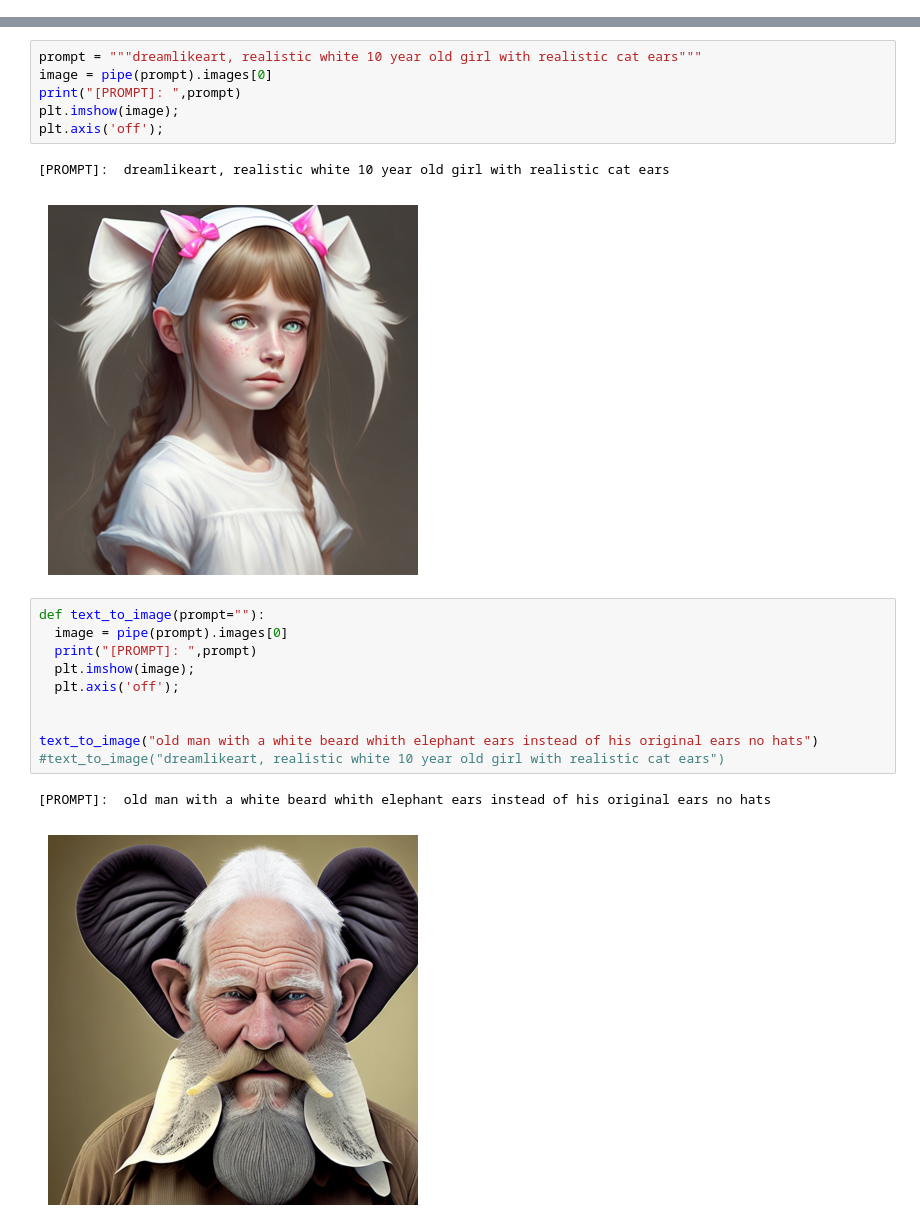
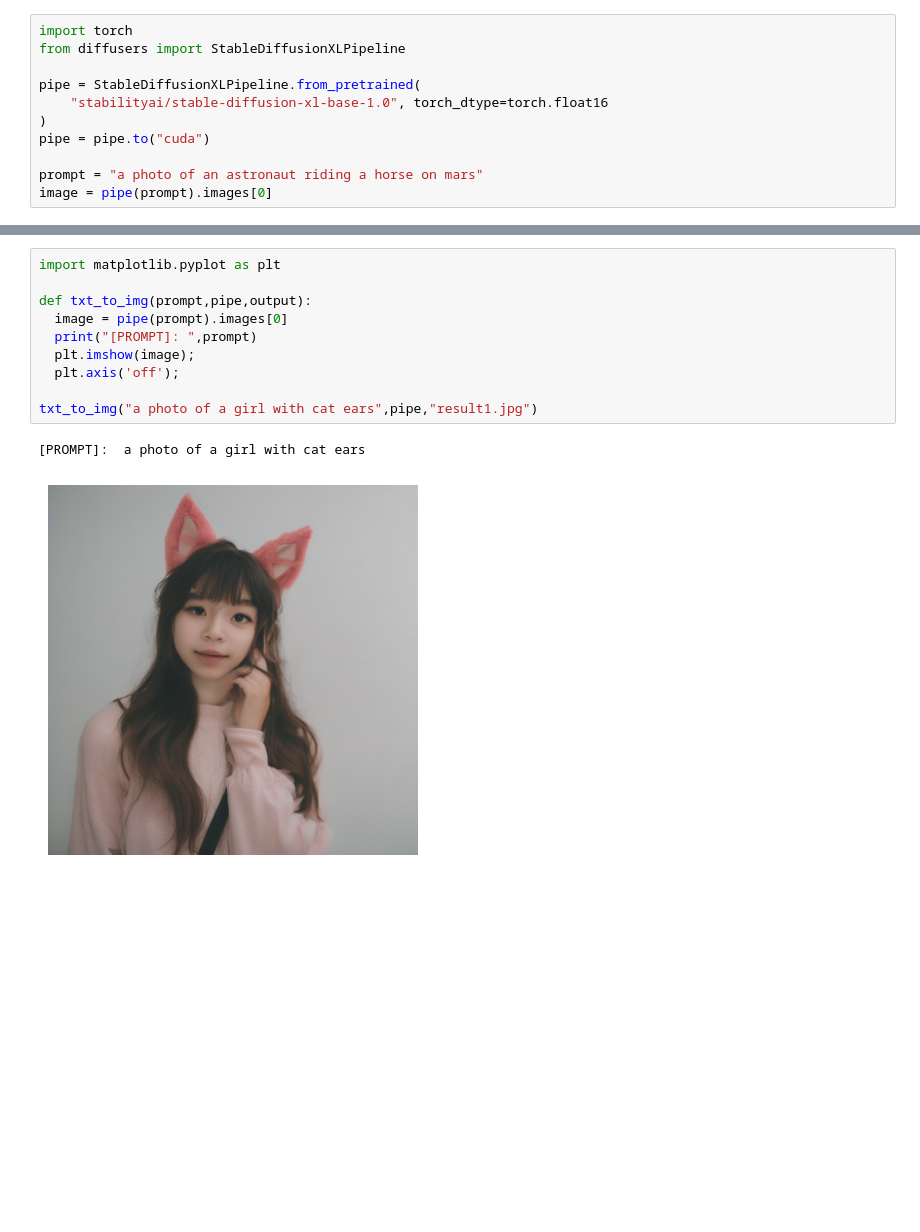
Before and after one commit to KAnejjar/python_projects, a Jupyter notebook: Human Image Generation with Animal Feature/Human Image Generation with Animal Feature.ipynb, the cells around one changed output, grey strips where cells are left out. Saved outputs shown, nothing was run; the diff lists cells and outputs as text; blank space fills up the shorter version.

Commit message:
haggingface diffuser

```diff
--- a/Human Image Generation with Animal Feature/Human Image Generation with Animal Feature.ipynb
+++ b/Human Image Generation with Animal Feature/Human Image Generation with Animal Feature.ipynb
@@ -68,0 +3,11 @@ extreme bokeh, dainty figure, long hair straight down, with dog ears
+# %%
+import torch
+from diffusers import StableDiffusionXLPipeline
+
+pipe = StableDiffusionXLPipeline.from_pretrained(
+    "stabilityai/stable-diffusion-xl-base-1.0", torch_dtype=torch.float16
+)
+pipe = pipe.to("cuda")
+
+prompt = "a photo of an astronaut riding a horse on mars"
+image = pipe(prompt).images[0]
@@ -69,22 +21,13 @@ extreme bokeh, dainty figure, long hair straight down, with dog ears
 # %%
-prompt = """dreamlikeart, realistic white 10 year old girl with realistic cat ears"""
-image = pipe(prompt).images[0]
-print("[PROMPT]: ",prompt)
-plt.imshow(image);
-plt.axis('off');
+import matplotlib.pyplot as plt
+
+def txt_to_img(prompt,pipe,output):
+  image = pipe(prompt).images[0]
+  print("[PROMPT]: ",prompt)
+  plt.imshow(image);
+  plt.axis('off');
+
+txt_to_img("a photo of a girl with cat ears",pipe,"result1.jpg")
 # %% [output]
-[PROMPT]:  dreamlikeart, realistic white 10 year old girl with realistic cat ears
+[PROMPT]:  a photo of a girl with cat ears
-[figure, old version]
+[figure, new version]
-# %%
-def text_to_image(prompt=""):
-  image = pipe(prompt).images[0]
-  print("[PROMPT]: ",prompt)
-  plt.imshow(image);
-  plt.axis('off');
-
-
-text_to_image("old man with a white beard whith elephant ears instead of his original ears no hats")
-#text_to_image("dreamlikeart, realistic white 10 year old girl with realistic cat ears")
-# %% [output]
-[PROMPT]:  old man with a white beard whith elephant ears instead of his original ears no hats
-[figure, removed]
```
Also changed, not shown: parts of 8 cells of this notebook.
